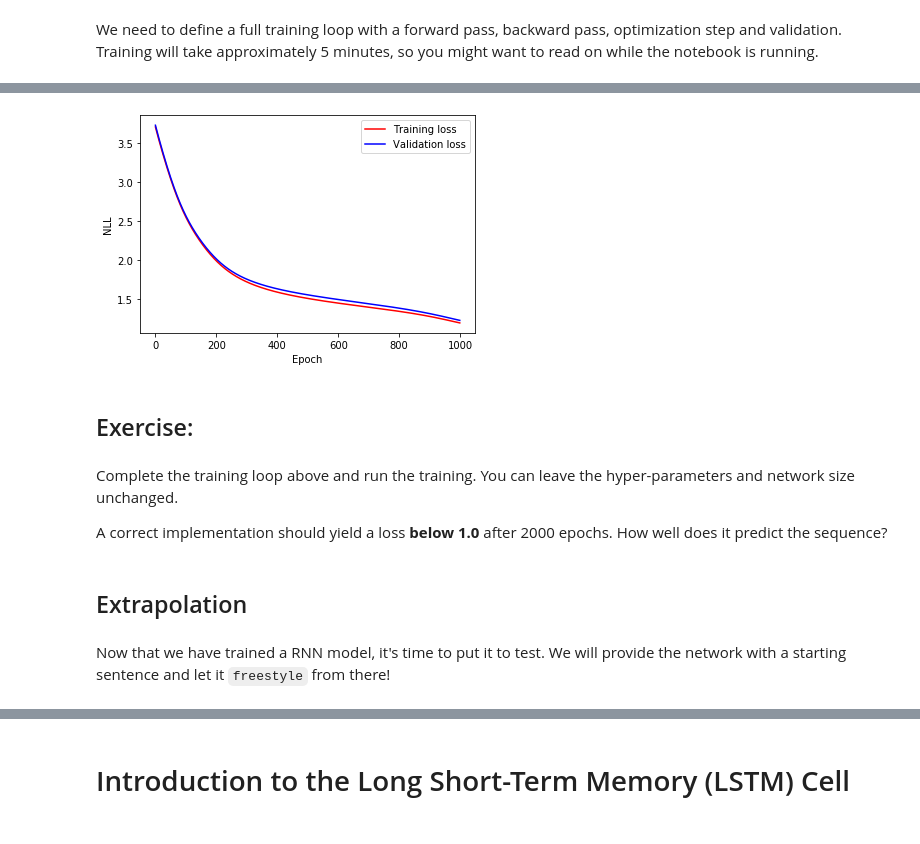
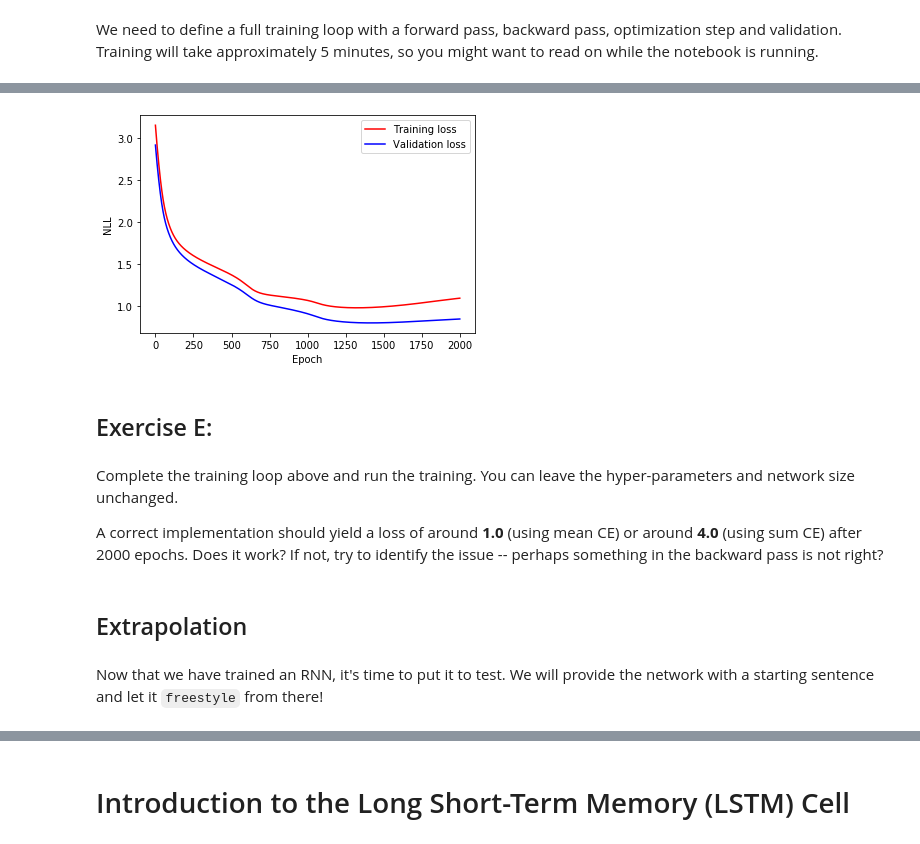
Before and after one commit to nicklashansen/rnn_lstm_from_scratch, a Jupyter notebook: RNN_LSTM_from_scratch.ipynb, the cells around one changed output, grey strips where cells are left out. Drawn from its saved outputs; the diff is of its cells as text; code cells hidden in the pictures.

```diff
--- a/RNN_LSTM_from_scratch.ipynb
+++ b/RNN_LSTM_from_scratch.ipynb
@@ -57,9 +61,10 @@ where `EOS` is a special character denoting the end of a sequence. The task is t
 import numpy as np
 
 # Set seed such that we always get the same dataset
+# (this is generally a good idea when working with neural networks)
 np.random.seed(42)
 
-def generate_dataset(num_sequences=100):
+def generate_dataset(num_sequences=2**8):
     """
     Generates a number of sequences as our dataset.
 
@@ -71,8 +76,8 @@ def generate_dataset(num_sequences=100):
     samples = []
 
     for _ in range(num_sequences):
-        num_tokens = np.random.randint(1, 10)
-        sample = ['a'] * num_tokens + ['b'] * num_tokens + ['EOS']
+        num_tokens = np.random.randint(1, 6)
+        sample = ['a'] * num_tokens + ['b'] * num_tokens + ['a'] * num_tokens + ['EOS']
         samples.append(sample)
 
     return samples
@@ -121,7 +126,7 @@ def sequences_to_dicts(sequences):
 
     # Create dictionaries so that we can go from word to index and back
     # If a word is not in our vocabulary, we assign it to token 'UNK'
-    word_to_idx = defaultdict(lambda: num_words)
+    word_to_idx = defaultdict(lambda: vocab_size-1)
     idx_to_word = defaultdict(lambda: 'UNK')
 
     # Fill dictionaries
@@ -138,4 +143,7 @@ word_to_idx, idx_to_word, num_sequences, vocab_size = sequences_to_dicts(sequenc
 print(f'We have {num_sequences} sentences and {len(word_to_idx)} unique tokens in our dataset (including UNK).\n')
 print('The index of \'b\' is', word_to_idx['b'])
 print(f'The word corresponding to index 1 is \'{idx_to_word[1]}\'')
+
+assert idx_to_word[word_to_idx['b']] == 'b', \
+    'Consistency error: something went wrong in the conversion.'
 # %% [output]
@@ -318,6 +326,7 @@ vocab_size  = len(word_to_idx) # Size of the vocabulary used
 def init_orthogonal(param):
     """
     Initializes weight parameters orthogonally.
+    This is a common initiailization for recurrent neural networks.
 
     Refer to this paper for an explanation of this initialization:
     https://arxiv.org/abs/1312.6120
@@ -386,3 +395,8 @@ def init_rnn(hidden_size, vocab_size):
 
 
 params = init_rnn(hidden_size=hidden_size, vocab_size=vocab_size)
+print('U:', params[0].shape)
+print('V:', params[1].shape)
+print('W:', params[2].shape)
+print('b_hidden:', params[3].shape)
+print('b_out:', params[4].shape)
@@ -651,7 +678,7 @@ import matplotlib.pyplot as plt
 %matplotlib inline
 
 # Hyper-parameters
-num_epochs = 1000
+num_epochs = 2000
 
 # Initialize a new network
 params = init_rnn(hidden_size=hidden_size, vocab_size=vocab_size)
@@ -778,12 +804,12 @@ Predicted sequence:
-[figure, old version]
+[figure, new version]
 # %% [markdown]
-## Exercise:
+## Exercise E:
 # %% [markdown]
 Complete the training loop above and run the training. You can leave the hyper-parameters and network size unchanged.
 
-A correct implementation should yield a loss **below 1.0** after 2000 epochs. How well does it predict the sequence?
+A correct implementation should yield a loss of around **1.0** (using mean CE) or around **4.0** (using sum CE) after 2000 epochs. Does it work? If not, try to identify the issue -- perhaps something in the backward pass is not right?
 # %% [markdown]
 ## Extrapolation
 # %% [markdown]
-Now that we have trained a RNN model, it's time to put it to test. We will provide the network with a starting sentence and let it `freestyle` from there!
+Now that we have trained an RNN, it's time to put it to test. We will provide the network with a starting sentence and let it `freestyle` from there!
 # %%
```
Also changed, not shown: parts of 55 cells of this notebook.
